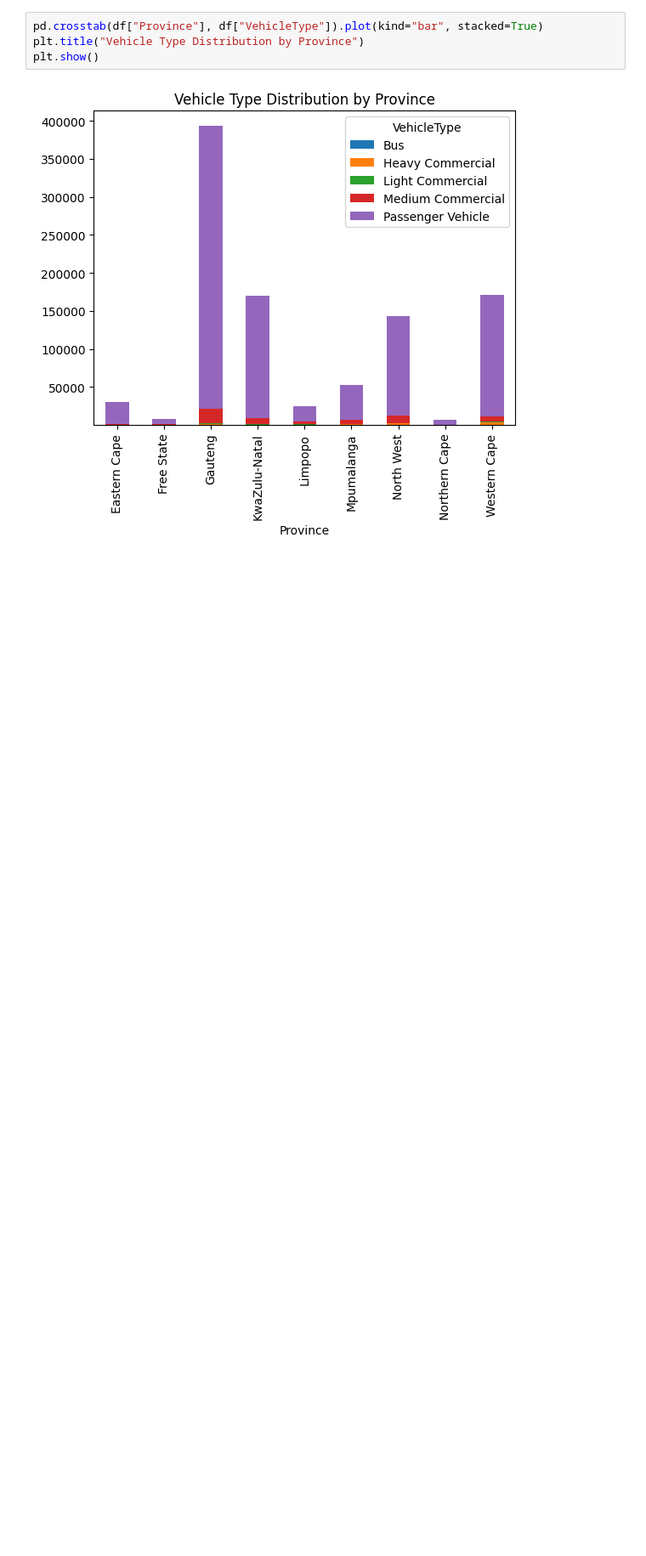
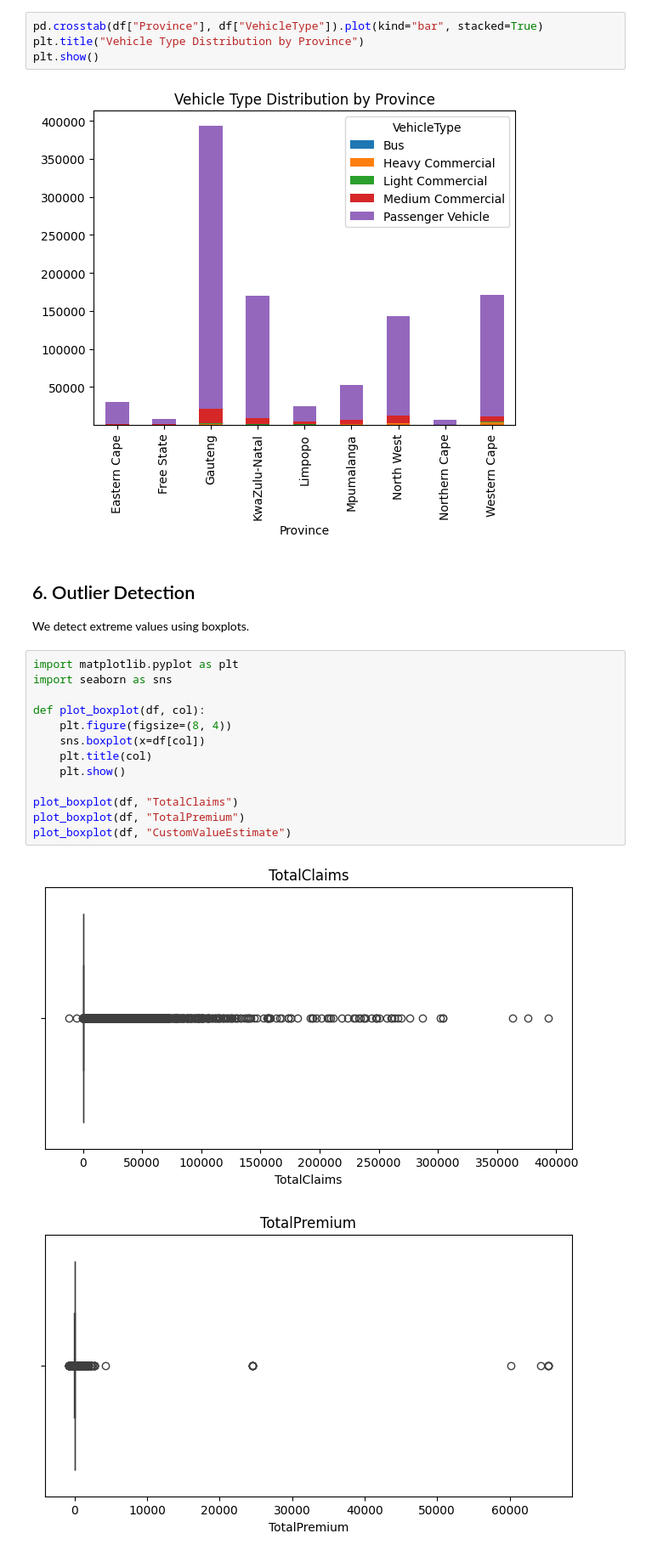
Before and after one commit to Redeat-Birhane/insurance-risk-analytics, a Jupyter notebook: notebooks/01_eda.ipynb, the cells around one changed output. Shown at 85% size. Saved outputs shown, nothing was run; the diff lists cells and outputs as text; blank space fills up the shorter version.

Commit message:
analysis: detect and visualize outliers in financial variables

```diff
--- a/notebooks/01_eda.ipynb
+++ b/notebooks/01_eda.ipynb
@@ -178,3 +178,23 @@ plt.title("Vehicle Type Distribution by Province")
 plt.show()
 # %% [output]
 [figure]
+# %% [markdown]
+## 6. Outlier Detection
+
+We detect extreme values using boxplots.
+# %%
+import matplotlib.pyplot as plt
+import seaborn as sns
+
+def plot_boxplot(df, col):
+    plt.figure(figsize=(8, 4))
+    sns.boxplot(x=df[col])
+    plt.title(col)
+    plt.show()
+
+plot_boxplot(df, "TotalClaims")
+plot_boxplot(df, "TotalPremium")
+plot_boxplot(df, "CustomValueEstimate")
+# %% [output]
+[figure, added]
+[figure, added]
```
Also changed, not shown: parts of 1 cell of this notebook.
